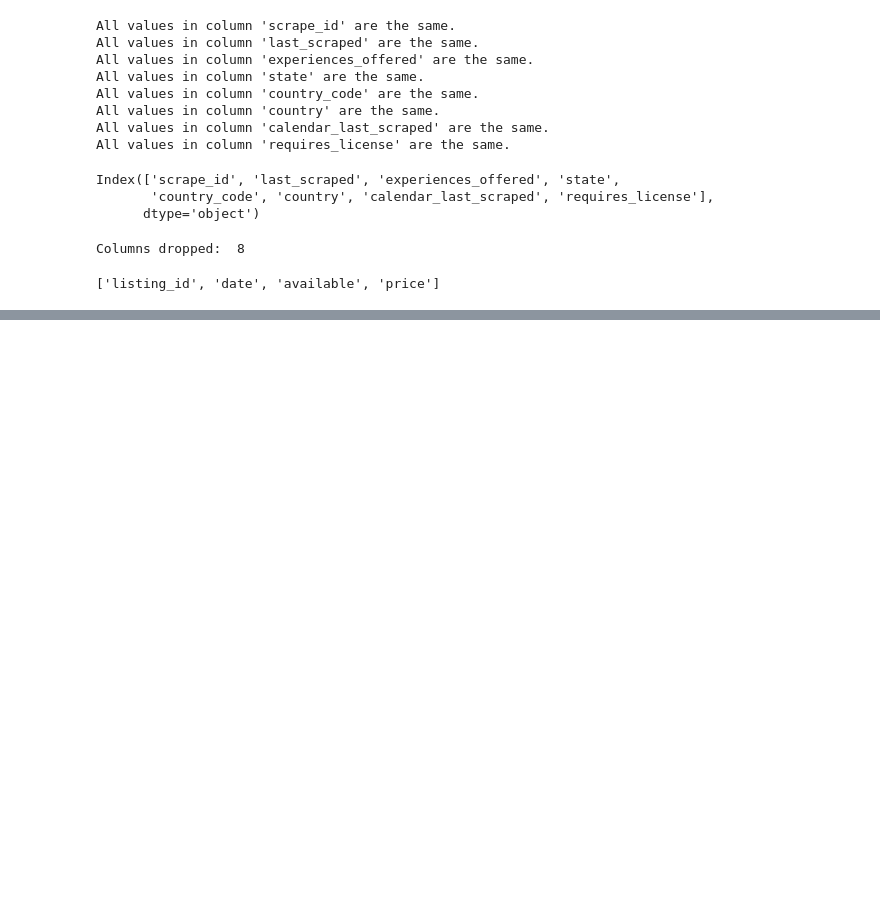
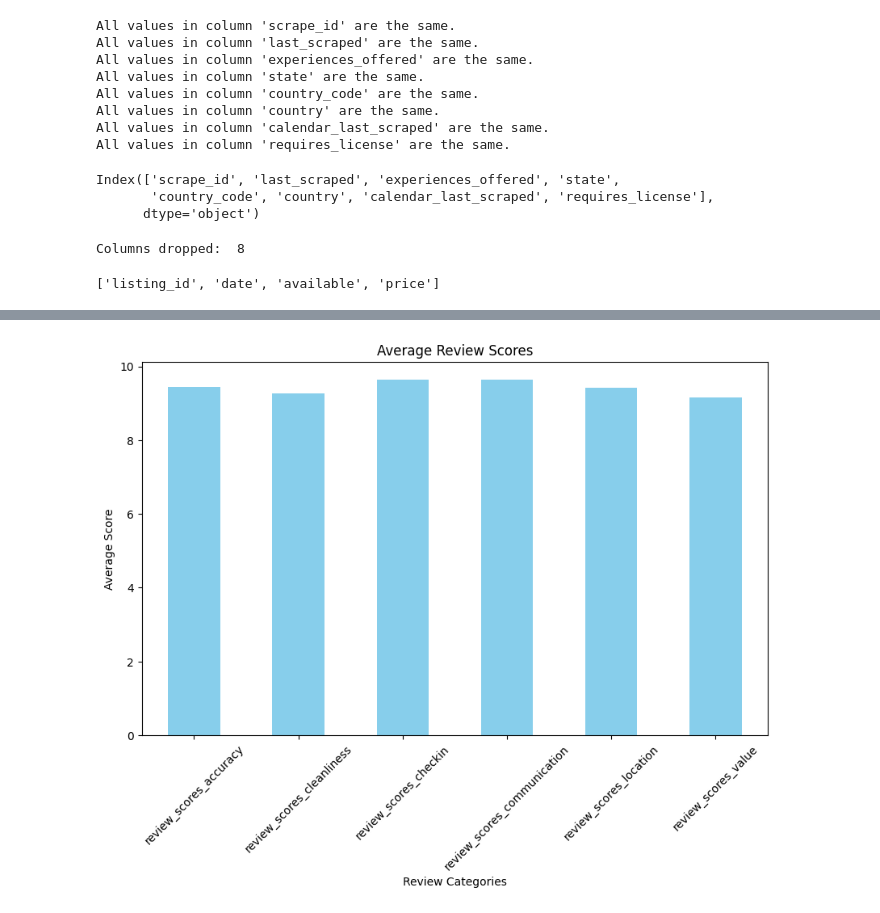
Before and after one commit to Tyler-McIntyre/Udacity, a Jupyter notebook: boston_airbnb_data/boston_airbnb_2.ipynb, the cells around one changed output, grey strips where cells are left out. Cells and saved outputs as stored; diff of their text form; code cells hidden in the pictures; blank space fills up the shorter version.

```diff
--- a/boston_airbnb_data/boston_airbnb_2.ipynb
+++ b/boston_airbnb_data/boston_airbnb_2.ipynb
@@ -336,0 +313,5 @@ df_listings_subset.head()
+# %%
+# Drop the listings that don't have any reviews
+print(df_listings_subset.shape)
+df_listings_dropped_low_reviews = df_listings_subset[df_listings_subset['number_of_reviews'] > 0]
+df_listings_dropped_low_reviews.shape
@@ -336,0 +348,3 @@ df_listings_subset.head()
+# %%
+# Drop the rows with missing neighbourhoods. These values are important for question 2.
+df_listings_cleaned = df_listings_dropped_low_reviews.dropna(subset=['neighbourhood'])
@@ -341,0 +503,16 @@ df_listings_subset.head()
+# %%
+# Calculate the mean for each column
+average_scores = df_listings_cleaned[['review_scores_accuracy', 'review_scores_cleanliness',
+                                      'review_scores_checkin', 'review_scores_communication',
+                                      'review_scores_location', 'review_scores_value']].mean()
+
+# Plot the average scores
+plt.figure(figsize=(10, 6))
+average_scores.plot(kind='bar', color='skyblue')
+plt.title('Average Review Scores')
+plt.xlabel('Review Categories')
+plt.ylabel('Average Score')
+plt.xticks(rotation=45)
+plt.show()
+# %% [output]
+[figure, added]
```
Also changed, not shown: parts of 31 cells of this notebook.
